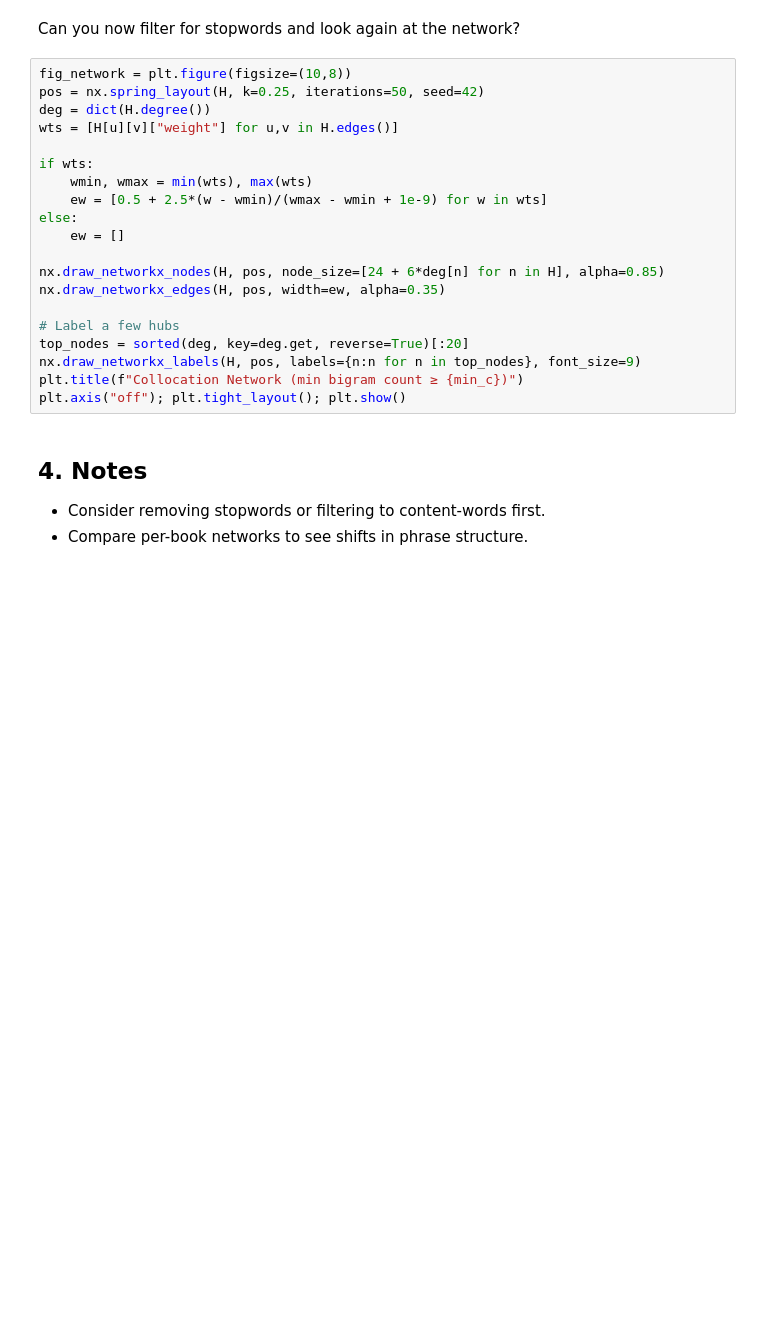
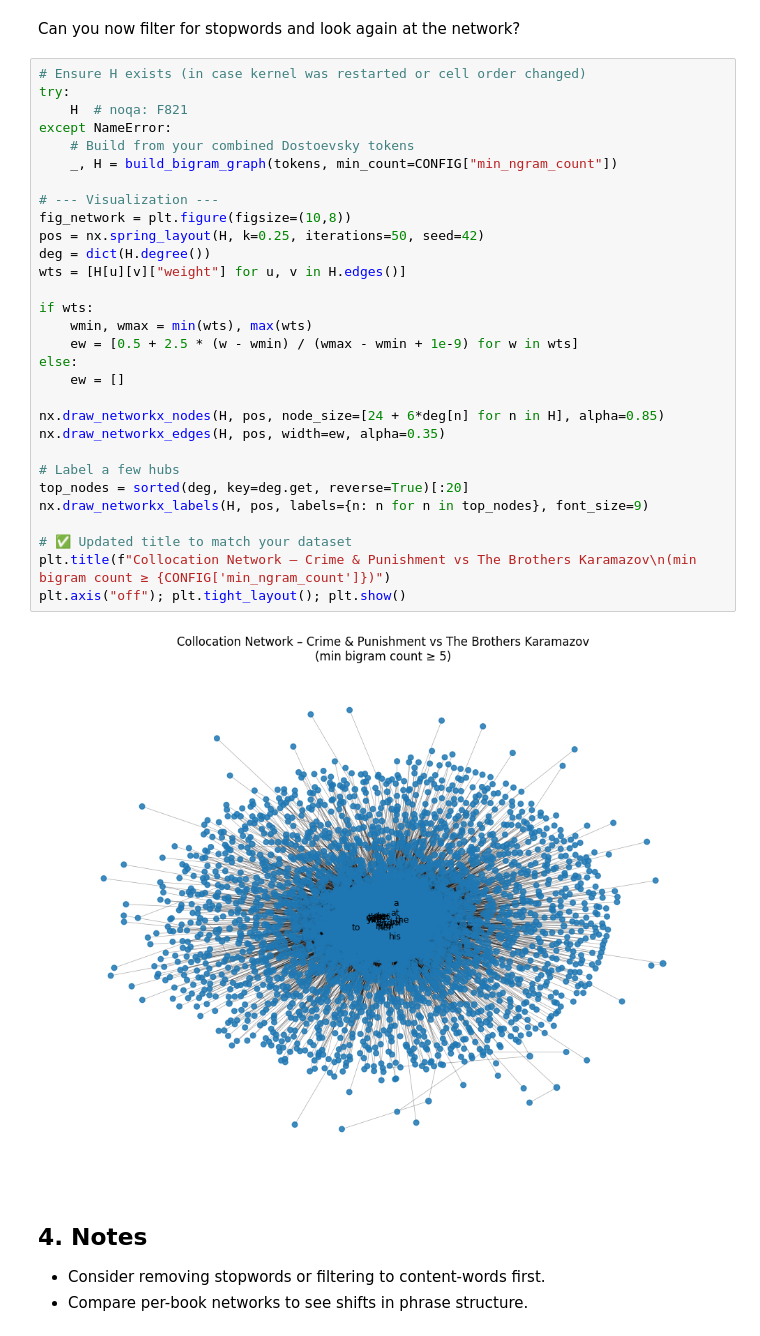
Before and after one commit to NLP-M-A-D/applied-NLP-week2, a Jupyter notebook: notebooks/5_AppliedNLP_Session2_Collocation_Network.ipynb, the cells around one changed output. Saved outputs shown, nothing was run; the diff lists cells and outputs as text; blank space fills up the shorter version.

```diff
--- a/notebooks/5_AppliedNLP_Session2_Collocation_Network.ipynb
+++ b/notebooks/5_AppliedNLP_Session2_Collocation_Network.ipynb
@@ -269,25 +398,37 @@ else:
 # %% [markdown]
 Can you now filter for stopwords and look again at the network?
 # %%
+# Ensure H exists (in case kernel was restarted or cell order changed)
+try:
+    H  # noqa: F821
+except NameError:
+    # Build from your combined Dostoevsky tokens
+    _, H = build_bigram_graph(tokens, min_count=CONFIG["min_ngram_count"])
+
+# --- Visualization ---
 fig_network = plt.figure(figsize=(10,8))
 pos = nx.spring_layout(H, k=0.25, iterations=50, seed=42)
 deg = dict(H.degree())
-wts = [H[u][v]["weight"] for u,v in H.edges()]
+wts = [H[u][v]["weight"] for u, v in H.edges()]
 
 if wts:
     wmin, wmax = min(wts), max(wts)
-    ew = [0.5 + 2.5*(w - wmin)/(wmax - wmin + 1e-9) for w in wts]
+    ew = [0.5 + 2.5 * (w - wmin) / (wmax - wmin + 1e-9) for w in wts]
 else:
     ew = []
 
 nx.draw_networkx_nodes(H, pos, node_size=[24 + 6*deg[n] for n in H], alpha=0.85)
 nx.draw_networkx_edges(H, pos, width=ew, alpha=0.35)
 
 # Label a few hubs
 top_nodes = sorted(deg, key=deg.get, reverse=True)[:20]
-nx.draw_networkx_labels(H, pos, labels={n:n for n in top_nodes}, font_size=9)
-plt.title(f"Collocation Network (min bigram count ≥ {min_c})")
+nx.draw_networkx_labels(H, pos, labels={n: n for n in top_nodes}, font_size=9)
+
+# ✅ Updated title to match your dataset
+plt.title(f"Collocation Network – Crime & Punishment vs The Brothers Karamazov\n(min bigram count ≥ {CONFIG['min_ngram_count']})")
 plt.axis("off"); plt.tight_layout(); plt.show()
+# %% [output]
+[figure, added]
 # %% [markdown]
 ## 4. Notes
 
```
Also changed, not shown: parts of 5 cells of this notebook, 1 other file.
